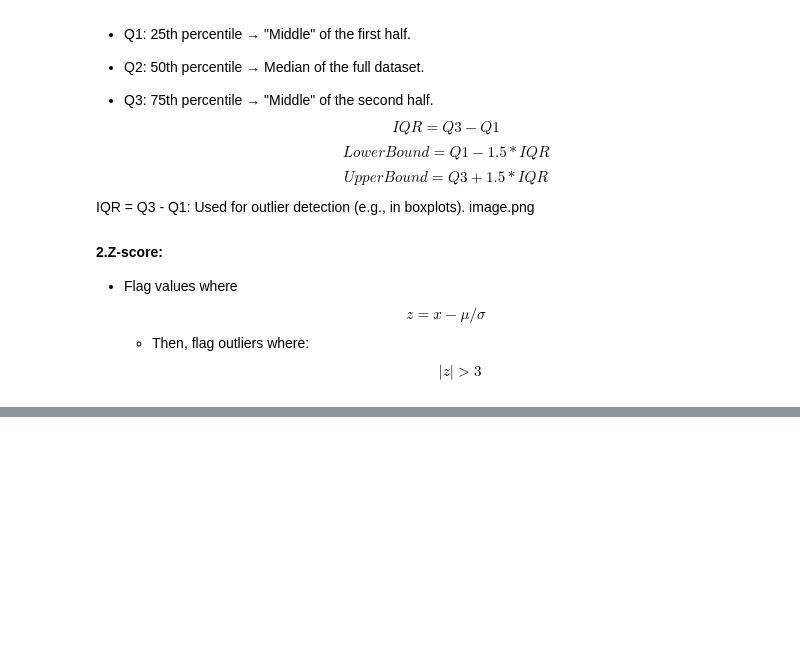
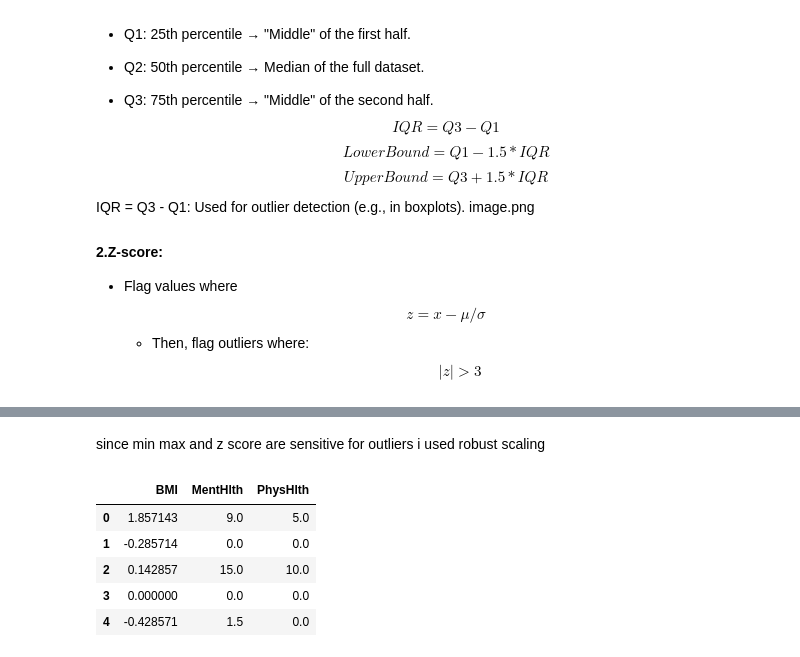
Before and after one commit to michael-099/iCogLabs-training-tasks, a Jupyter notebook: Exploratory Data Analysis (EDA)/Diabetes Health Indicators EDA/diabetes_health_EDA.ipynb, the cells around one changed output, grey strips where cells are left out. Cells and saved outputs as stored; diff of their text form; code cells hidden in the pictures; blank space fills up the shorter version.

Commit message:
scaling and train-test split

```diff
--- a/Exploratory Data Analysis (EDA)/Diabetes Health Indicators EDA/diabetes_health_EDA.ipynb
+++ b/Exploratory Data Analysis (EDA)/Diabetes Health Indicators EDA/diabetes_health_EDA.ipynb
@@ -159,0 +222,14 @@ IQR = Q3 - Q1: Used for outlier detection (e.g., in boxplots). image.png
+# %% [markdown]
+since min max and z score are sensitive for outliers i used robust scaling
+# %%
+scaler = RobustScaler()
+scaled_data = scaler.fit_transform(df[['BMI', 'MentHlth', 'PhysHlth']])
+scaled_df =  pd.DataFrame(scaled_data, columns=['BMI', 'MentHlth', 'PhysHlth'])
+scaled_df.head()
+# %% [output]
+|  | BMI | MentHlth | PhysHlth |
+| 0 | 1.857143 | 9.0 | 5.0 |
+| 1 | -0.285714 | 0.0 | 0.0 |
+| 2 | 0.142857 | 15.0 | 10.0 |
+| 3 | 0.000000 | 0.0 | 0.0 |
+| 4 | -0.428571 | 1.5 | 0.0 |
```
Also changed, not shown: parts of 12 cells of this notebook, 1 other file.
